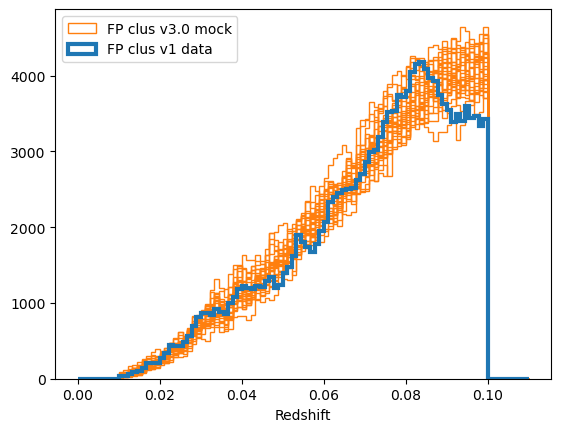
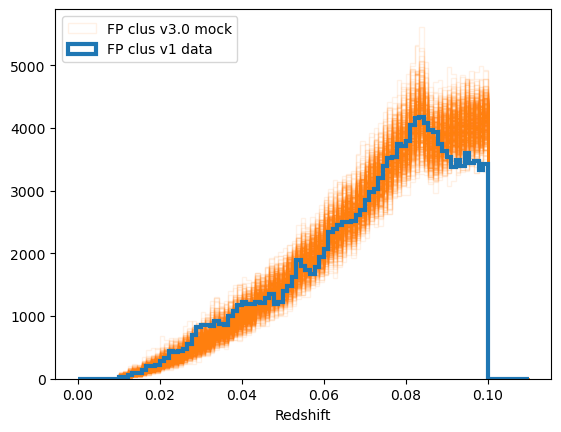
The change to this notebook cell's code, shown as a diff; its figure went from the first image to the second:
--- before
+++ after
@@ -2,8 +2,8 @@
 for phase in mocks['PHASE'].unique():
     for real in mocks['REAL'].unique():
-        mock = mocks[mocks['REAL']==real]
+        mock = mocks[(mocks['PHASE']==phase)&(mocks['REAL']==real)]
         #mock = Table.read(cfg.mock_fp_clus_data.format(phase=phase, real=real)).to_pandas()
         label = f'FP clus {cfg.version_fp_full} mock' if phase == 0 and real ==0 else None 
-        _=plt.hist(mock['Z'], color='C1', bins=zbins, histtype='step', alpha=1, label=label)
+        _=plt.hist(mock['Z'], color='C1', bins=zbins, histtype='step', alpha=.1, label=label)
 
 _=plt.hist(d_data['Z'], bins=zbins, histtype='step', lw=3,

Commit: fix of malmquist bias to FP